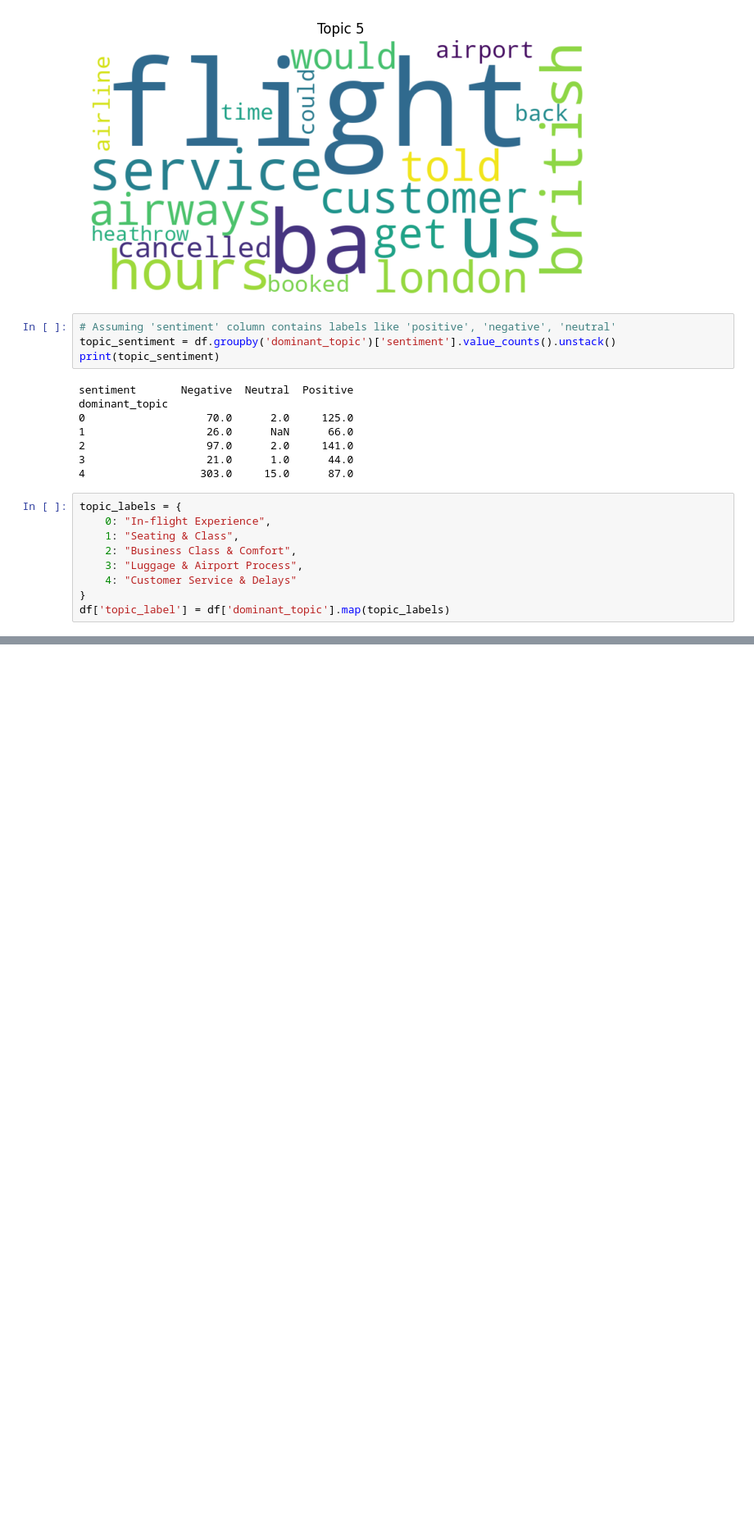
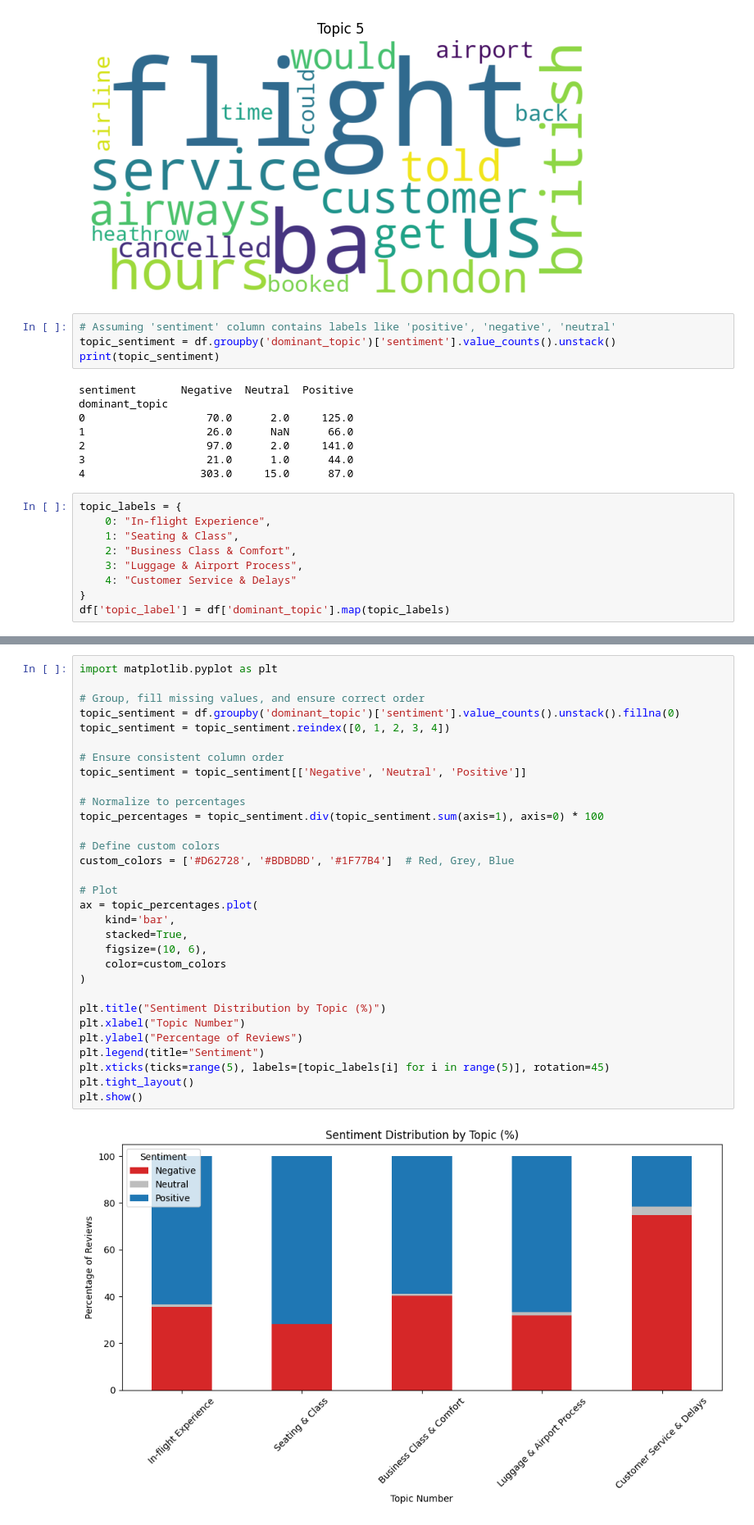
Before and after one commit to OlamidotunT/Topic-modeling-and-sentiment-analysis-of-BA-reviews, a Jupyter notebook: British_Airways_Customer_Review_Analysis.ipynb, the cells around one changed output, grey strips where cells are left out. Shown at 82% size. Saved outputs shown, nothing was run; the diff lists cells and outputs as text; blank space fills up the shorter version.

```diff
--- a/British_Airways_Customer_Review_Analysis.ipynb
+++ b/British_Airways_Customer_Review_Analysis.ipynb
@@ -465,0 +478,33 @@ plt.show()
+# %%
+import matplotlib.pyplot as plt
+
+# Group, fill missing values, and ensure correct order
+topic_sentiment = df.groupby('dominant_topic')['sentiment'].value_counts().unstack().fillna(0)
+topic_sentiment = topic_sentiment.reindex([0, 1, 2, 3, 4])
+
+# Ensure consistent column order
+topic_sentiment = topic_sentiment[['Negative', 'Neutral', 'Positive']]
+
+# Normalize to percentages
+topic_percentages = topic_sentiment.div(topic_sentiment.sum(axis=1), axis=0) * 100
+
+# Define custom colors
+custom_colors = ['#D62728', '#BDBDBD', '#1F77B4']  # Red, Grey, Blue
+
+# Plot
+ax = topic_percentages.plot(
+    kind='bar',
+    stacked=True,
+    figsize=(10, 6),
+    color=custom_colors
+)
+
+plt.title("Sentiment Distribution by Topic (%)")
+plt.xlabel("Topic Number")
+plt.ylabel("Percentage of Reviews")
+plt.legend(title="Sentiment")
+plt.xticks(ticks=range(5), labels=[topic_labels[i] for i in range(5)], rotation=45)
+plt.tight_layout()
+plt.show()
+# %% [output]
+[figure, added]
```
Also changed, not shown: parts of 2 cells of this notebook.
